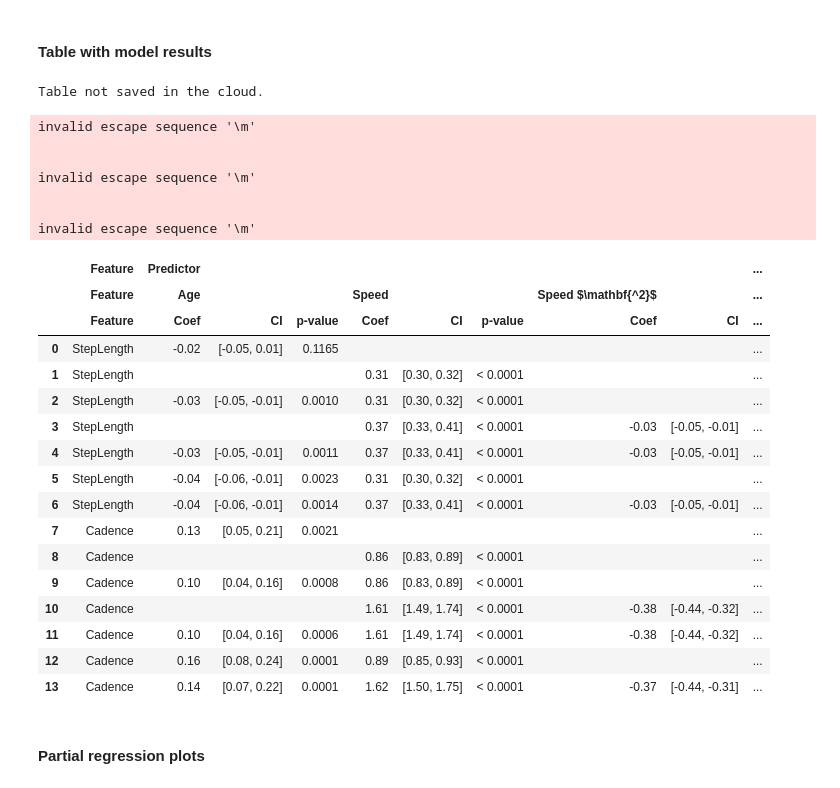
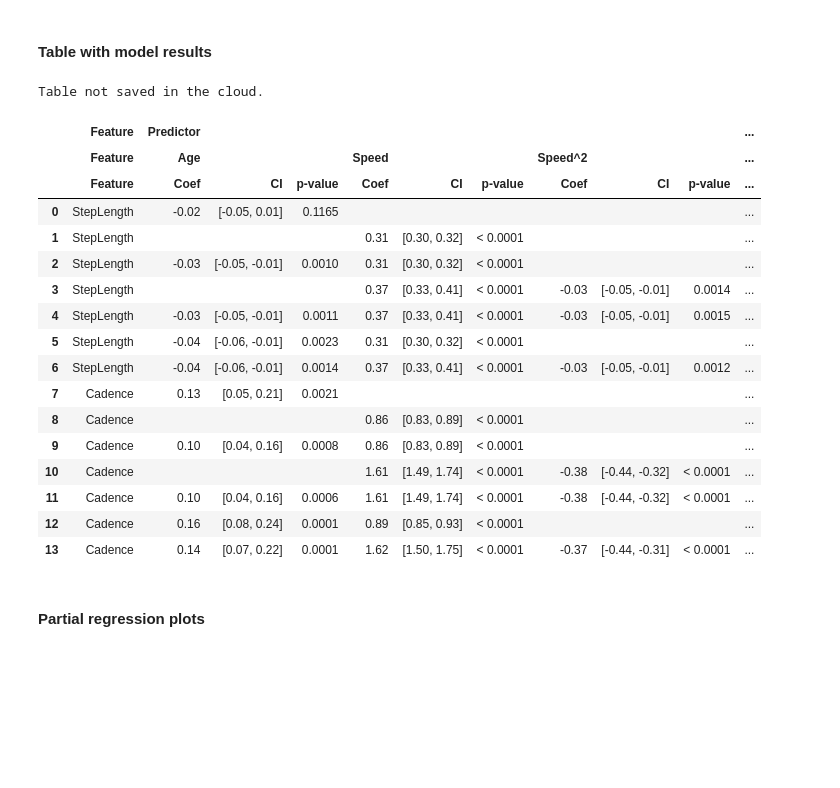
Before and after one commit to BMClab/papers, a Jupyter notebook: h2a_age_spt/notebooks/speed_age_spt.ipynb, the cells around one changed output. Drawn from its saved outputs; the diff is of its cells as text; code cells hidden in the pictures; blank space fills up the shorter version.

```diff
--- a/h2a_age_spt/notebooks/speed_age_spt.ipynb
+++ b/h2a_age_spt/notebooks/speed_age_spt.ipynb
@@ -775,34 +775,27 @@ display(fit_re[3].summary())
 # %% [markdown]
 ####  Table with model results
 # %%
-names2 = [['Age'], ['Speed'], ['Speed $\mathbf{^2}$'], ['Age × Speed']]
+names2 = [['Age'], ['Speed'], ['Speed^2'], ['Age × Speed']]
 display_table(models, names2, filename='sl_c_age_speed.csv')
 # %% [output]
 Table not saved in the cloud.
-invalid escape sequence '\m'
-
-
-invalid escape sequence '\m'
-
-
-invalid escape sequence '\m'
-|  | Feature | Predictor |  |  |  |  |  |  |  | ... |
-|  | Feature | Age |  |  | Speed |  |  | Speed $\mathbf{^2}$ |  | ... |
-|  | Feature | Coef | CI | p-value | Coef | CI | p-value | Coef | CI | ... |
-| 0 | StepLength | -0.02 | [-0.05, 0.01] | 0.1165 |  |  |  |  |  | ... |
-| 1 | StepLength |  |  |  | 0.31 | [0.30, 0.32] | < 0.0001 |  |  | ... |
-| 2 | StepLength | -0.03 | [-0.05, -0.01] | 0.0010 | 0.31 | [0.30, 0.32] | < 0.0001 |  |  | ... |
-| 3 | StepLength |  |  |  | 0.37 | [0.33, 0.41] | < 0.0001 | -0.03 | [-0.05, -0.01] | ... |
-| 4 | StepLength | -0.03 | [-0.05, -0.01] | 0.0011 | 0.37 | [0.33, 0.41] | < 0.0001 | -0.03 | [-0.05, -0.01] | ... |
-| 5 | StepLength | -0.04 | [-0.06, -0.01] | 0.0023 | 0.31 | [0.30, 0.32] | < 0.0001 |  |  | ... |
-| 6 | StepLength | -0.04 | [-0.06, -0.01] | 0.0014 | 0.37 | [0.33, 0.41] | < 0.0001 | -0.03 | [-0.05, -0.01] | ... |
-| 7 | Cadence | 0.13 | [0.05, 0.21] | 0.0021 |  |  |  |  |  | ... |
-| 8 | Cadence |  |  |  | 0.86 | [0.83, 0.89] | < 0.0001 |  |  | ... |
-| 9 | Cadence | 0.10 | [0.04, 0.16] | 0.0008 | 0.86 | [0.83, 0.89] | < 0.0001 |  |  | ... |
-| 10 | Cadence |  |  |  | 1.61 | [1.49, 1.74] | < 0.0001 | -0.38 | [-0.44, -0.32] | ... |
-| 11 | Cadence | 0.10 | [0.04, 0.16] | 0.0006 | 1.61 | [1.49, 1.74] | < 0.0001 | -0.38 | [-0.44, -0.32] | ... |
-| 12 | Cadence | 0.16 | [0.08, 0.24] | 0.0001 | 0.89 | [0.85, 0.93] | < 0.0001 |  |  | ... |
-| 13 | Cadence | 0.14 | [0.07, 0.22] | 0.0001 | 1.62 | [1.50, 1.75] | < 0.0001 | -0.37 | [-0.44, -0.31] | ... |
+|  | Feature | Predictor |  |  |  |  |  |  |  |  | ... |
+|  | Feature | Age |  |  | Speed |  |  | Speed^2 |  |  | ... |
+|  | Feature | Coef | CI | p-value | Coef | CI | p-value | Coef | CI | p-value | ... |
+| 0 | StepLength | -0.02 | [-0.05, 0.01] | 0.1165 |  |  |  |  |  |  | ... |
+| 1 | StepLength |  |  |  | 0.31 | [0.30, 0.32] | < 0.0001 |  |  |  | ... |
+| 2 | StepLength | -0.03 | [-0.05, -0.01] | 0.0010 | 0.31 | [0.30, 0.32] | < 0.0001 |  |  |  | ... |
+| 3 | StepLength |  |  |  | 0.37 | [0.33, 0.41] | < 0.0001 | -0.03 | [-0.05, -0.01] | 0.0014 | ... |
+| 4 | StepLength | -0.03 | [-0.05, -0.01] | 0.0011 | 0.37 | [0.33, 0.41] | < 0.0001 | -0.03 | [-0.05, -0.01] | 0.0015 | ... |
+| 5 | StepLength | -0.04 | [-0.06, -0.01] | 0.0023 | 0.31 | [0.30, 0.32] | < 0.0001 |  |  |  | ... |
+| 6 | StepLength | -0.04 | [-0.06, -0.01] | 0.0014 | 0.37 | [0.33, 0.41] | < 0.0001 | -0.03 | [-0.05, -0.01] | 0.0012 | ... |
+| 7 | Cadence | 0.13 | [0.05, 0.21] | 0.0021 |  |  |  |  |  |  | ... |
+| 8 | Cadence |  |  |  | 0.86 | [0.83, 0.89] | < 0.0001 |  |  |  | ... |
+| 9 | Cadence | 0.10 | [0.04, 0.16] | 0.0008 | 0.86 | [0.83, 0.89] | < 0.0001 |  |  |  | ... |
+| 10 | Cadence |  |  |  | 1.61 | [1.49, 1.74] | < 0.0001 | -0.38 | [-0.44, -0.32] | < 0.0001 | ... |
+| 11 | Cadence | 0.10 | [0.04, 0.16] | 0.0006 | 1.61 | [1.49, 1.74] | < 0.0001 | -0.38 | [-0.44, -0.32] | < 0.0001 | ... |
+| 12 | Cadence | 0.16 | [0.08, 0.24] | 0.0001 | 0.89 | [0.85, 0.93] | < 0.0001 |  |  |  | ... |
+| 13 | Cadence | 0.14 | [0.07, 0.22] | 0.0001 | 1.62 | [1.50, 1.75] | < 0.0001 | -0.37 | [-0.44, -0.31] | < 0.0001 | ... |
 # %% [markdown]
 #### Partial regression plots
 # %%
```
Also changed, not shown: parts of 2 cells of this notebook.
